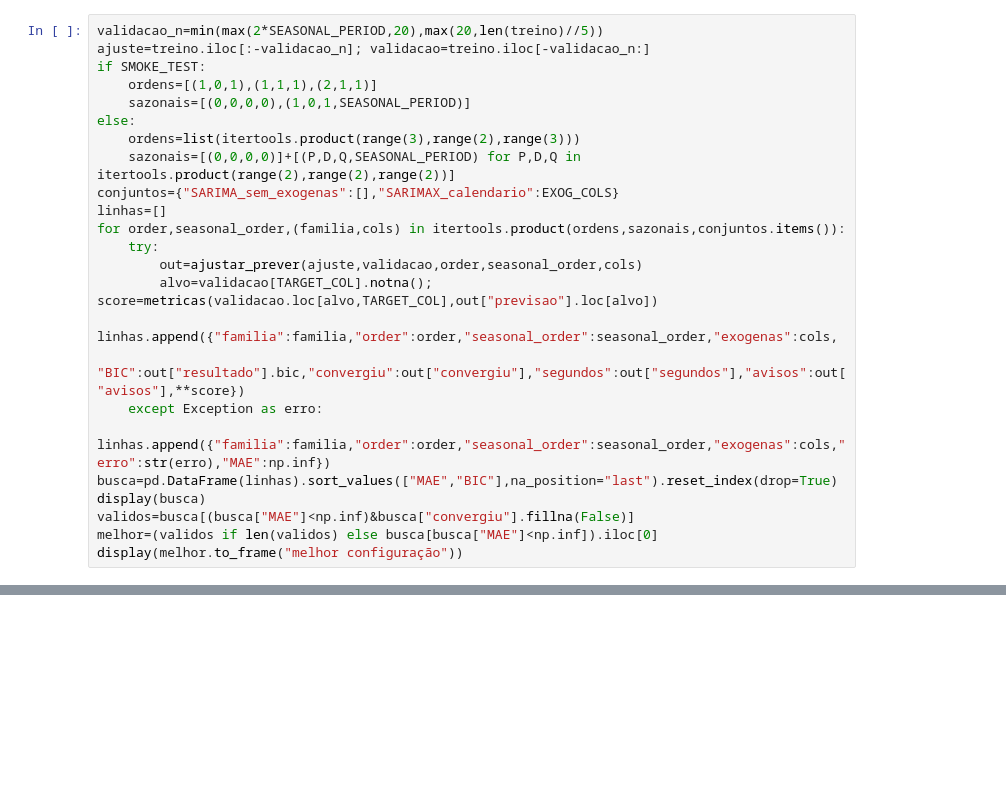
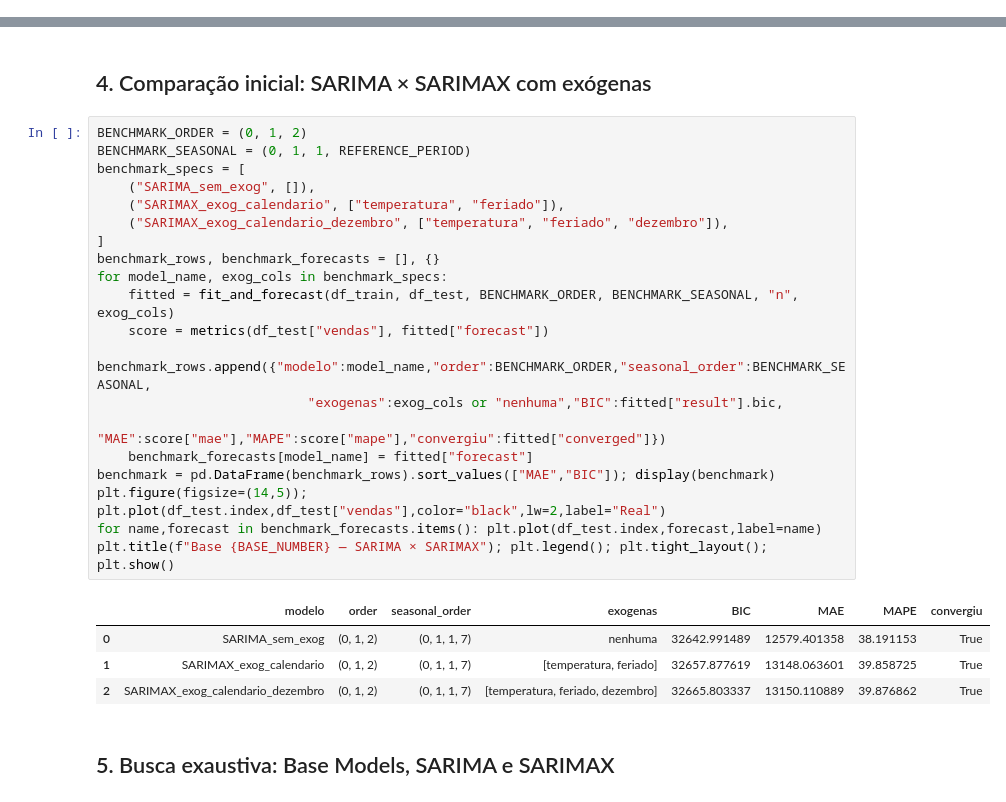
Before and after one commit to lemosriosl/TrabalhoDanielModelos, a Jupyter notebook: trabalho/bases/grupo1/modelos/grupo1_SARIMAX.ipynb, the cells around one changed output, grey strips where cells are left out. Drawn from its saved outputs; the diff is of its cells as text; blank space fills up the shorter version.

```diff
--- a/trabalho/bases/grupo1/modelos/grupo1_SARIMAX.ipynb
+++ b/trabalho/bases/grupo1/modelos/grupo1_SARIMAX.ipynb
@@ -132,24 +0,0 @@ look-up table. The actual p-value is smaller than the p-value returned.
-# %%
-validacao_n=min(max(2*SEASONAL_PERIOD,20),max(20,len(treino)//5))
-ajuste=treino.iloc[:-validacao_n]; validacao=treino.iloc[-validacao_n:]
-if SMOKE_TEST:
-    ordens=[(1,0,1),(1,1,1),(2,1,1)]
-    sazonais=[(0,0,0,0),(1,0,1,SEASONAL_PERIOD)]
-else:
-    ordens=list(itertools.product(range(3),range(2),range(3)))
-    sazonais=[(0,0,0,0)]+[(P,D,Q,SEASONAL_PERIOD) for P,D,Q in itertools.product(range(2),range(2),range(2))]
-conjuntos={"SARIMA_sem_exogenas":[],"SARIMAX_calendario":EXOG_COLS}
-linhas=[]
-for order,seasonal_order,(familia,cols) in itertools.product(ordens,sazonais,conjuntos.items()):
-    try:
-        out=ajustar_prever(ajuste,validacao,order,seasonal_order,cols)
-        alvo=validacao[TARGET_COL].notna(); score=metricas(validacao.loc[alvo,TARGET_COL],out["previsao"].loc[alvo])
-        linhas.append({"familia":familia,"order":order,"seasonal_order":seasonal_order,"exogenas":cols,
-                       "BIC":out["resultado"].bic,"convergiu":out["convergiu"],"segundos":out["segundos"],"avisos":out["avisos"],**score})
-    except Exception as erro:
-        linhas.append({"familia":familia,"order":order,"seasonal_order":seasonal_order,"exogenas":cols,"erro":str(erro),"MAE":np.inf})
-busca=pd.DataFrame(linhas).sort_values(["MAE","BIC"],na_position="last").reset_index(drop=True)
-display(busca)
-validos=busca[(busca["MAE"]<np.inf)&busca["convergiu"].fillna(False)]
-melhor=(validos if len(validos) else busca[busca["MAE"]<np.inf]).iloc[0]
-display(melhor.to_frame("melhor configuração"))
@@ -253,0 +273,29 @@ parametros=final["resultado"].params; coef=parametros[parametros.index.isin(EXOG
+# %% [markdown]
+## 4. Comparação inicial: SARIMA × SARIMAX com exógenas
+# %%
+BENCHMARK_ORDER = (0, 1, 2)
+BENCHMARK_SEASONAL = (0, 1, 1, REFERENCE_PERIOD)
+benchmark_specs = [
+    ("SARIMA_sem_exog", []),
+    ("SARIMAX_exog_calendario", ["temperatura", "feriado"]),
+    ("SARIMAX_exog_calendario_dezembro", ["temperatura", "feriado", "dezembro"]),
+]
+benchmark_rows, benchmark_forecasts = [], {}
+for model_name, exog_cols in benchmark_specs:
+    fitted = fit_and_forecast(df_train, df_test, BENCHMARK_ORDER, BENCHMARK_SEASONAL, "n", exog_cols)
+    score = metrics(df_test["vendas"], fitted["forecast"])
+    benchmark_rows.append({"modelo":model_name,"order":BENCHMARK_ORDER,"seasonal_order":BENCHMARK_SEASONAL,
+                           "exogenas":exog_cols or "nenhuma","BIC":fitted["result"].bic,
+                           "MAE":score["mae"],"MAPE":score["mape"],"convergiu":fitted["converged"]})
+    benchmark_forecasts[model_name] = fitted["forecast"]
+benchmark = pd.DataFrame(benchmark_rows).sort_values(["MAE","BIC"]); display(benchmark)
+plt.figure(figsize=(14,5)); plt.plot(df_test.index,df_test["vendas"],color="black",lw=2,label="Real")
+for name,forecast in benchmark_forecasts.items(): plt.plot(df_test.index,forecast,label=name)
+plt.title(f"Base {BASE_NUMBER} — SARIMA × SARIMAX"); plt.legend(); plt.tight_layout(); plt.show()
+# %% [output]
+|  | modelo | order | seasonal_order | exogenas | BIC | MAE | MAPE | convergiu |
+| 0 | SARIMA_sem_exog | (0, 1, 2) | (0, 1, 1, 7) | nenhuma | 32642.991489 | 12579.401358 | 38.191153 | True |
+| 1 | SARIMAX_exog_calendario | (0, 1, 2) | (0, 1, 1, 7) | [temperatura, feriado] | 32657.877619 | 13148.063601 | 39.858725 | True |
+| 2 | SARIMAX_exog_calendario_dezembro | (0, 1, 2) | (0, 1, 1, 7) | [temperatura, feriado, dezembro] | 32665.803337 | 13150.110889 | 39.876862 | True |
+# %% [markdown]
+## 5. Busca exaustiva: Base Models, SARIMA e SARIMAX
```
Also changed, not shown: parts of 39 cells of this notebook, 4 other files.
